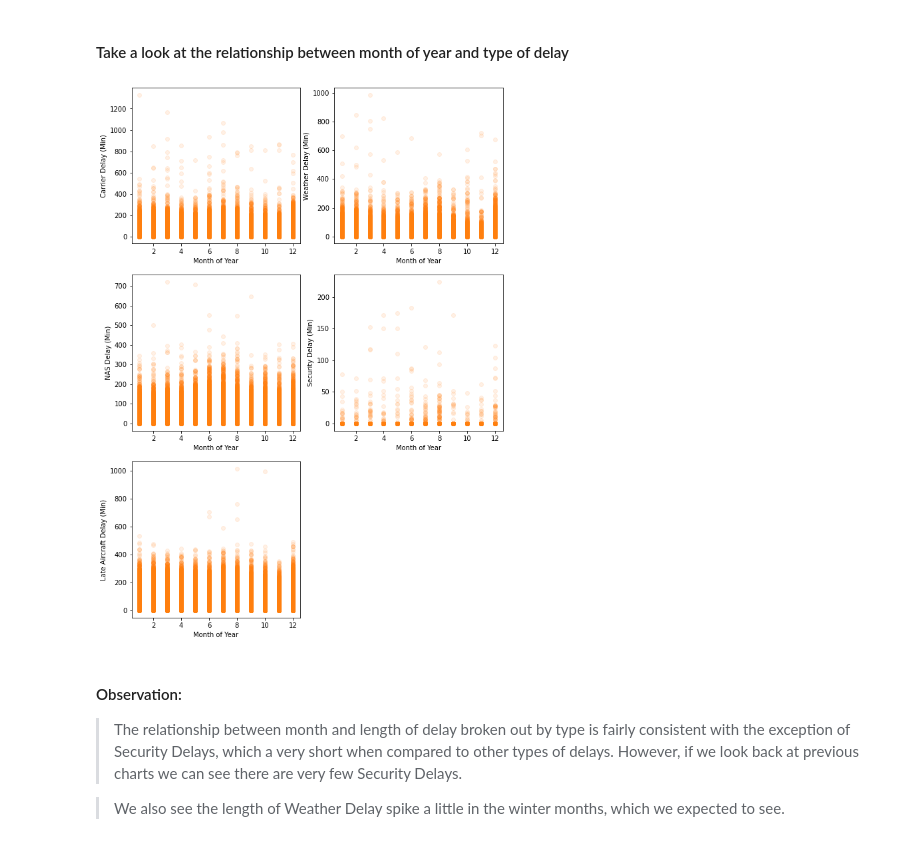
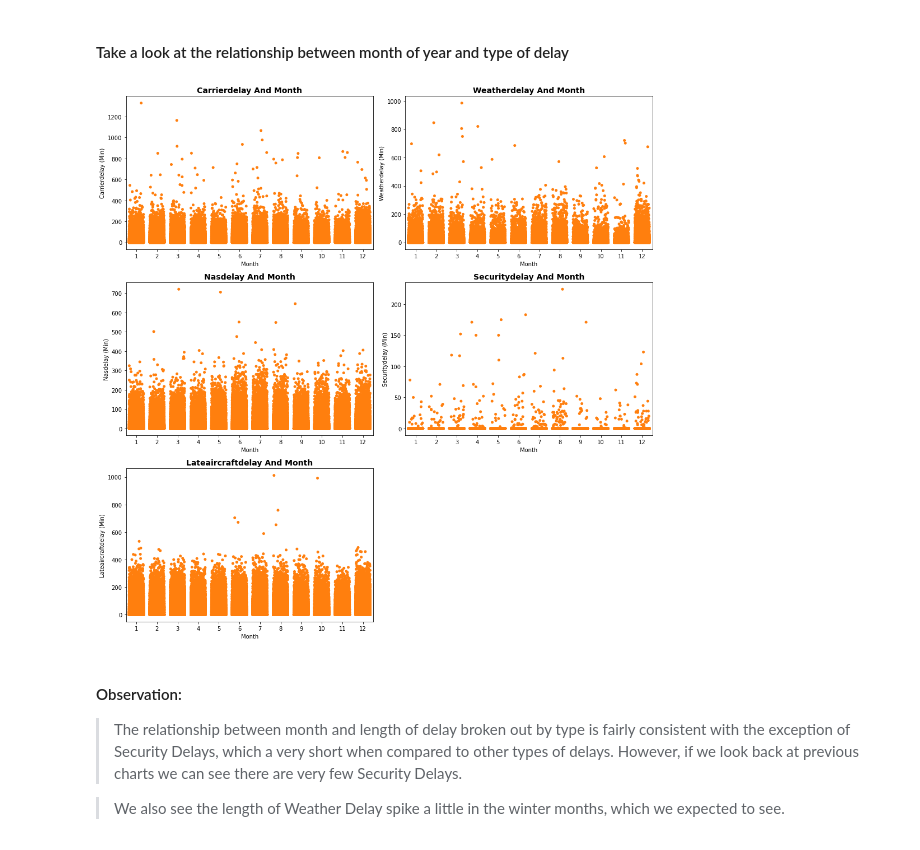
Before and after one commit to frizzleplasty/Communicate_Data_Findings, a Jupyter notebook: flight_data_exploration.ipynb, the cells around one changed output. Cells and saved outputs as stored; diff of their text form; code cells hidden in the pictures.

```diff
--- a/flight_data_exploration.ipynb
+++ b/flight_data_exploration.ipynb
@@ -17,6 +18,15 @@ import os
 %matplotlib inline
 # %% [markdown]
 ### List Functions
+# %%
+def StripPlot(df, xVar, yVar, color = None):
+    # plot
+    sb.stripplot(data = df, x = xVar, y = yVar, jitter = 0.35, color = color)
+
+    #Titles and Labels
+    plt.title(f"{yVar} and {xVar}".title(), fontsize = 14, weight = 'bold')
+    plt.xlabel(xVar.title())
+    plt.ylabel(f"{yVar} (min)".title())
 # %%
 # Exports .csv to working directory
 def fun_csv_export(df, ex_name):
@@ -520,43 +518,22 @@ plt.xticks(rotation=15);
 > The box plot prove our theory from the previous plot.  It's clear that the really long delays are infrequent with the average for each airline trending to shorting delays that last several minutes and the longer delays are mostly outliers.
 # %% [markdown]
 #### Take a look at the relationship between month of year and type of delay
-# %%
-# since there's only three subplots to create, using the full data should be fine.
-plt.figure(figsize = [10, 25])
-
-base_color = sb.color_palette()[1]
-
-# subplot 1: color vs cut
-plt.subplot(5, 2, 1)
-plt.scatter(data = df_flights_delayed, x = 'Month', y = 'CarrierDelay', alpha = 1/10, color=base_color)
-plt.xlabel('Month of Year')
-plt.ylabel('Carrier Delay (Min)')
-
-# subplot 2: clarity vs. cut
-ax = plt.subplot(5, 2, 2)
-plt.scatter(data = df_flights_delayed, x = 'Month', y = 'WeatherDelay', alpha = 1/10, color=base_color)
-plt.xlabel('Month of Year')
-plt.ylabel('Weather Delay (Min)')
-
-# subplot 3: clarity vs. color, use different color palette
-ax = plt.subplot(5, 2, 3)
-plt.scatter(data = df_flights_delayed, x = 'Month', y = 'NASDelay', alpha = 1/10, color=base_color)
-plt.xlabel('Month of Year')
-plt.ylabel('NAS Delay (Min)')
-
-ax = plt.subplot(5, 2, 4)
-plt.scatter(data = df_flights_delayed, x = 'Month', y = 'SecurityDelay', alpha = 1/10, color=base_color)
-plt.xlabel('Month of Year')
-plt.ylabel('Security Delay (Min)')
-
-ax = plt.subplot(5, 2, 5)
-plt.scatter(data = df_flights_delayed, x = 'Month', y = 'LateAircraftDelay', alpha = 1/10, color=base_color)
-plt.xlabel('Month of Year')
-plt.ylabel('Late Aircraft Delay (Min)')
-
-plt.show();
-# %% [output]
-[figure, removed]
+# %%
+# Figure size
+plt.figure(figsize = [14, 14])
+
+# Figure color
+base_color = sb.color_palette()[1]
+
+# Create plots
+for ind, yvar in enumerate (['CarrierDelay', 'WeatherDelay', 'NASDelay', 'SecurityDelay', 'LateAircraftDelay']):
+    plt.subplot(3, 2, ind+1)
+    StripPlot(df_flights_delayed, 'Month', yvar, color = base_color)
+
+# optimize distance between plots
+plt.tight_layout()
+# %% [output]
+[figure, added]
 # %% [markdown]
 #### Observation:
 > The relationship between month and length of delay broken out by type is fairly consistent with the exception of Security Delays, which a very short when compared to other types of delays.  However, if we look back at previous charts we can see there are very few Security Delays.
```
Also changed, not shown: parts of 32 cells of this notebook, 1 other file.
